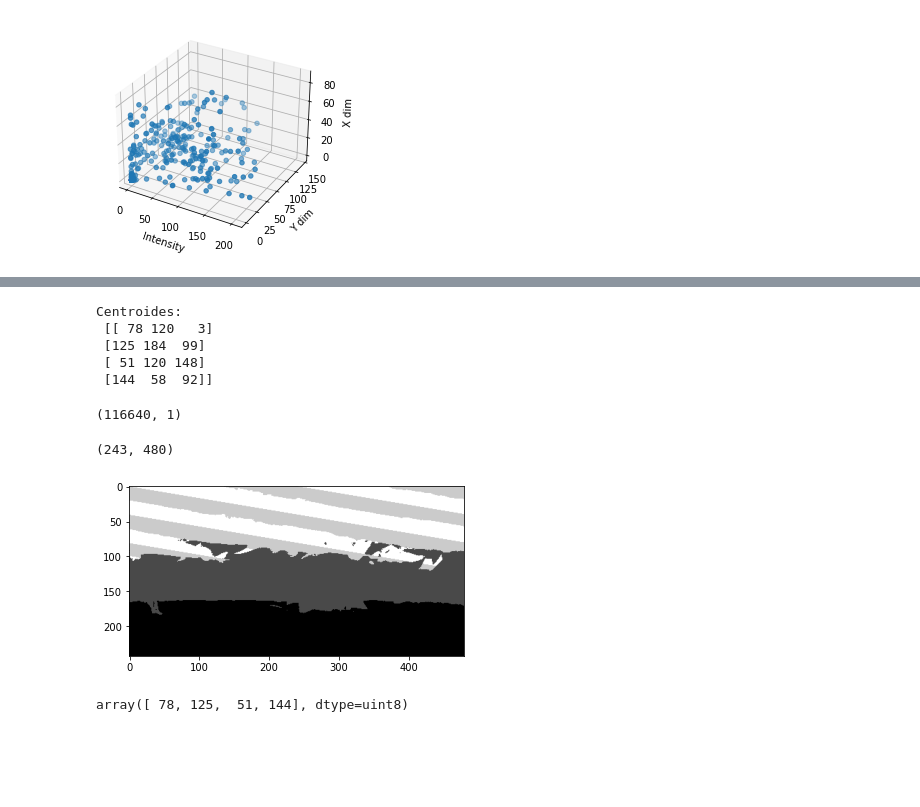
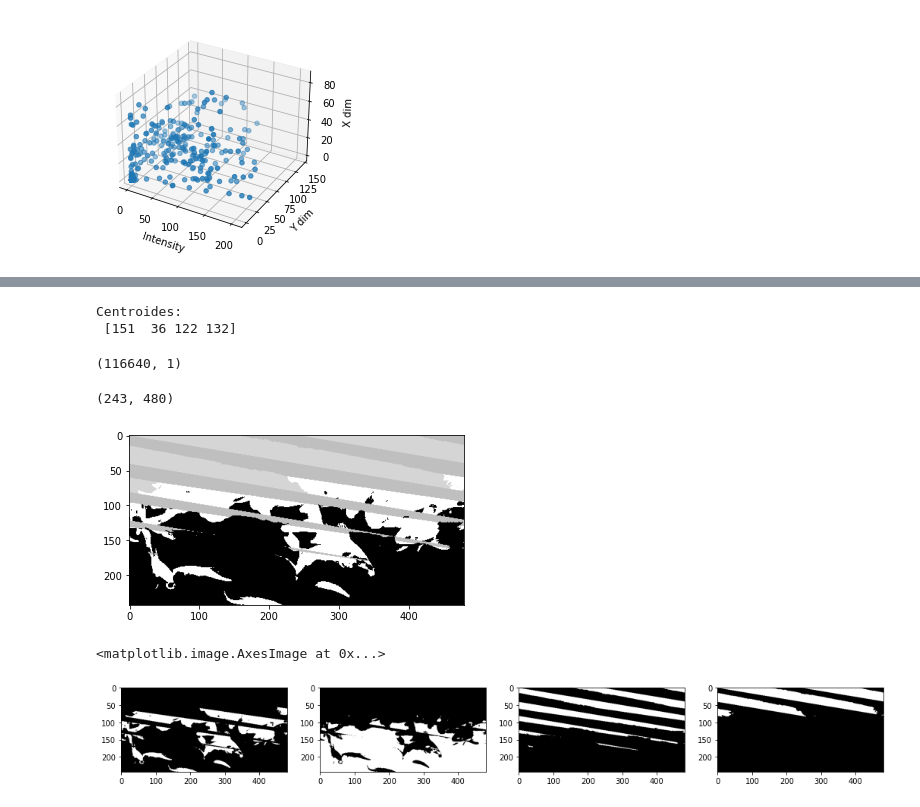
Before and after one commit to ezeguins/vpc1, a Jupyter notebook: TP5.ipynb, the cells around one changed output, grey strips where cells are left out. Cells and saved outputs as stored; diff of their text form; code cells hidden in the pictures; blank space fills up the shorter version.

```diff
--- a/TP5.ipynb
+++ b/TP5.ipynb
@@ -115,8 +115,13 @@ axs[3].imshow(mask_list[3], cmap='gray')
 # %%
 #UTILIZAMOS EL MISMO MÉTODO PERO PARA LAS FEATURES DIMENSIONALES
 
+# Ante todo normalizamos todos los features entre 0 y 1
+featuresDim[:,0] = featuresDim[:,0] / np.amax(featuresDim[:,0])
+featuresDim[:,1] = featuresDim[:,1] / np.amax(featuresDim[:,1])
+featuresDim[:,2] = featuresDim[:,2] / np.amax(featuresDim[:,2])
+
 # Definimos el criterio de detención (Epsilon e iteraciones máximas) y número de clústers (K)
-criteria = (cv.TERM_CRITERIA_MAX_ITER + cv.TERM_CRITERIA_EPS, 10, 1.0)
+criteria = (cv.TERM_CRITERIA_MAX_ITER + cv.TERM_CRITERIA_EPS, 10, 1)
 K = 4
 
 # Corremos el algoritmo de K-means con:
@@ -126,25 +131,21 @@ K = 4
 compact2, label2, color_clusters2 = cv.kmeans(np.float32(featuresDim), K, None, criteria, 10, cv.KMEANS_RANDOM_CENTERS)
 # %%
 # Mostramos los centroides (colores) que representan cada cluster encontrado
-color_clusters2 = np.uint8(color_clusters2)
+color_clusters2 = np.uint8(color_clusters2[:,0] * 255)
 print(f'Centroides: \n {color_clusters2} \n')
 label2.shape
 # %% [output]
 Centroides:
- [[ 78 120   3]
- [125 184  99]
- [ 51 120 148]
- [144  58  92]]
+ [151  36 122 132]
 (116640, 1)
 # %%
 # Cada píxel que corresponde a un grupo tiene copiado como etiqueta el color al que corresponde. Hacemos un reshape al tamaño original de la matriz de imagen
-centroides = color_clusters2[:,0]
-img_out2 = centroides[label2.flatten()]
+img_out2 = color_clusters2[label2.flatten()]
 img_out2 = img_out2.reshape((img.shape))
 
 # Mostramos la imagen compuesta
 plt.imshow(img_out2, cmap='gray')
 print(img.shape)
 # %% [output]
 (243, 480)
-[figure, old version]
+[figure, new version]
@@ -153,4 +152,16 @@ centroides = color_clusters2[:,0]
-# %%
-centroides
-# %% [output]
-array([ 78, 125,  51, 144], dtype=uint8)
+# %%
+# Mostramos las máscaras de segmentación
+mask_list = list()
+for cluster in color_clusters2:
+    mask = np.zeros(img_out2.shape,'uint8')
+    mask[np.where(img_out2 == cluster)] = 255
+    mask_list.append(mask)
+
+fig, axs = plt.subplots(1, 4, figsize=(18, 6))
+axs[0].imshow(mask_list[0], cmap='gray')
+axs[1].imshow(mask_list[1], cmap='gray')
+axs[2].imshow(mask_list[2], cmap='gray')
+axs[3].imshow(mask_list[3], cmap='gray')
+# %% [output]
+<matplotlib.image.AxesImage at 0x...>
+[figure, added]
```
Also changed, not shown: parts of 5 cells of this notebook, 1 other file.
